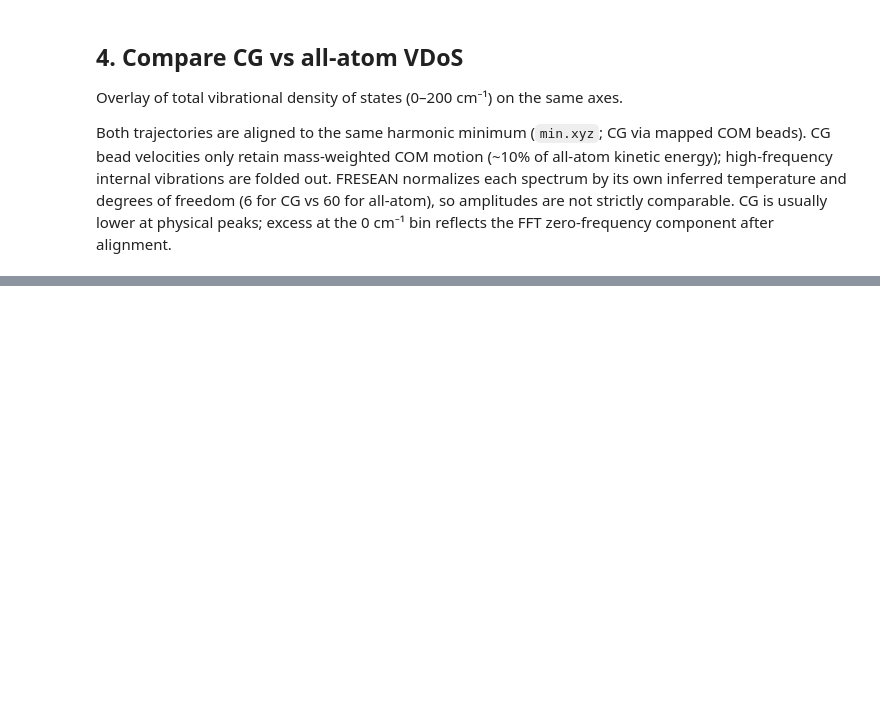
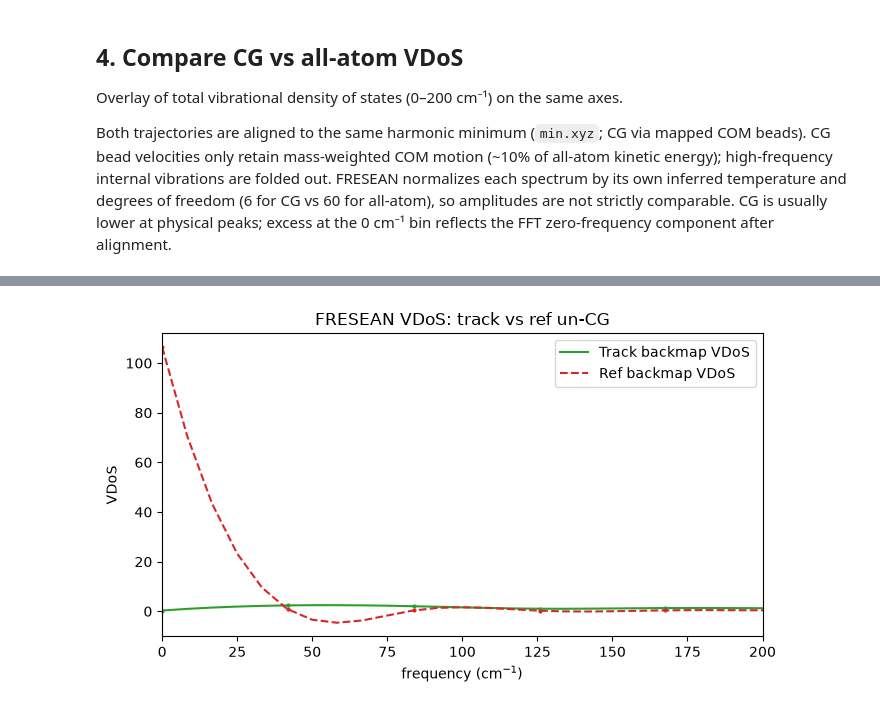
Before and after one commit to HeydenLabASU-collab/pyFRESEAN, a Jupyter notebook: examples/04_CG-alanine-dipeptide-gas-300K.ipynb, the cells around one changed output, grey strips where cells are left out. Drawn from its saved outputs; the diff is of its cells as text; code cells hidden in the pictures; blank space fills up the shorter version.

```diff
--- a/examples/04_CG-alanine-dipeptide-gas-300K.ipynb
+++ b/examples/04_CG-alanine-dipeptide-gas-300K.ipynb
@@ -287,0 +332,81 @@ print(f"Wrote {plumed_input}")
+# %%
+# Load CG trajectory + centered vectors from disk (written in §1, before §2 alignment).
+centered_traj, _, _ = CoarseGrain.load_centered_deltas(aa_rotations_path)
+u_cg_disk = mda.Universe(str(cg_top), str(cg_traj), topology_format="ITP")
+cg._restore_bead_masses(u_cg_disk)
+
+# Roundtrip: disk CG COMs + saved COM-relative vectors → AA coords (compare to §1 aa_sel).
+max_err = 0.0
+for frame in range(N_FRAMES):
+    aa_sel.universe.trajectory[frame]
+    u_cg_disk.trajectory[frame]
+    rebuilt = cg.backmap_positions(
+        u_cg_disk.atoms.positions,
+        centered_traj[frame],
+    )
+    err = np.max(np.abs(rebuilt - aa_sel.positions))
+    max_err = max(max_err, err)
+    np.testing.assert_allclose(rebuilt, aa_sel.positions, atol=1e-3)
+print(f"File roundtrip max error (Å): {max_err:.2e}")
+print("OK: CG files + centered vectors recover §1 all-atom coordinates.")
+
+# Optional: full AA universe on disk (for inspection / FRESEAN below).
+u_aa_back = cg.reconstruct_aa_universe(
+    u_cg_disk,
+    centered=aa_rotations_path,
+)
+
+# --- VDoS: track vs ref (aligned u_cg from §2) ---
+# For track backmap on the *aligned* CG traj, recompute COM-relative vectors
+# from the aligned all-atom coords at each frame (not the §1 disk file).
+centered_aligned = []
+centered_vel_aligned = []
+for frame in range(N_FRAMES):
+    u_aa_fresh.trajectory[frame]
+    centered_aligned.append(cg.compute_centered_coords(sel_aa.positions))
+    centered_vel_aligned.append(cg.compute_centered_velocities(sel_aa.velocities))
+
+u_aa_track = CoarseGrain.aa_universe_from_cg(
+    mapping=cg,
+    u_cg=u_cg,
+    centered=np.asarray(centered_aligned),
+    centered_velocities=np.asarray(centered_vel_aligned),
+)
+
+# ref — omit centered (mapping reference-frame vectors only)
+u_aa_ref = CoarseGrain.aa_universe_from_cg(mapping=cg, u_cg=u_cg)
+
+def run_aa_fresean(universe):
+    sel = universe.select_atoms("all")
+    universe.trajectory.add_transformations(
+        Align(sel, reference_positions=ref_positions, place_com_in_box=False),
+    )
+    analysis = FRESEAN(
+        universe,
+        select="all",
+        n_constraints=N_CONSTRAINTS_AA,
+        n_corr=N_CORR,
+        dt=DT,
+        sigma=SIGMA,
+    )
+    analysis.run(stop=N_FRAMES)
+    return analysis.results.freqs, analysis.results.vdos_total
+
+
+freqs_track_aa, vdos_track_aa = run_aa_fresean(u_aa_track)
+freqs_ref_aa, vdos_ref_aa = run_aa_fresean(u_aa_ref)
+
+fig, ax = plt.subplots(figsize=(7, 4))
+plot_spectra(
+    freqs_track_aa,
+    [vdos_track_aa, vdos_ref_aa],
+    ax=ax,
+    xlim=(0, 200),
+    labels=["Track backmap VDoS", "Ref backmap VDoS"],
+    colors=["tab:green", "tab:red"],
+    linestyles=["-", "--"],
+    title="FRESEAN VDoS: track vs ref un-CG",
+)
+plt.tight_layout()
+plt.show()
+# %% [output]
@@ -287,0 +417 @@ print(f"Wrote {plumed_input}")
+[figure, added]
```
Also changed, not shown: parts of 13 cells of this notebook, 6 other files.
